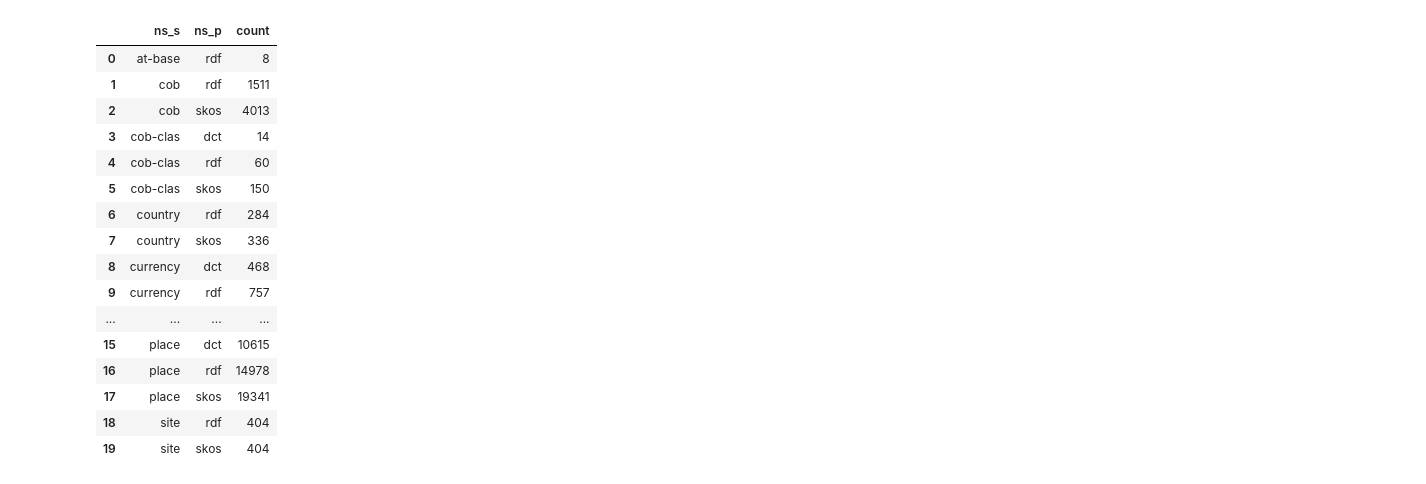
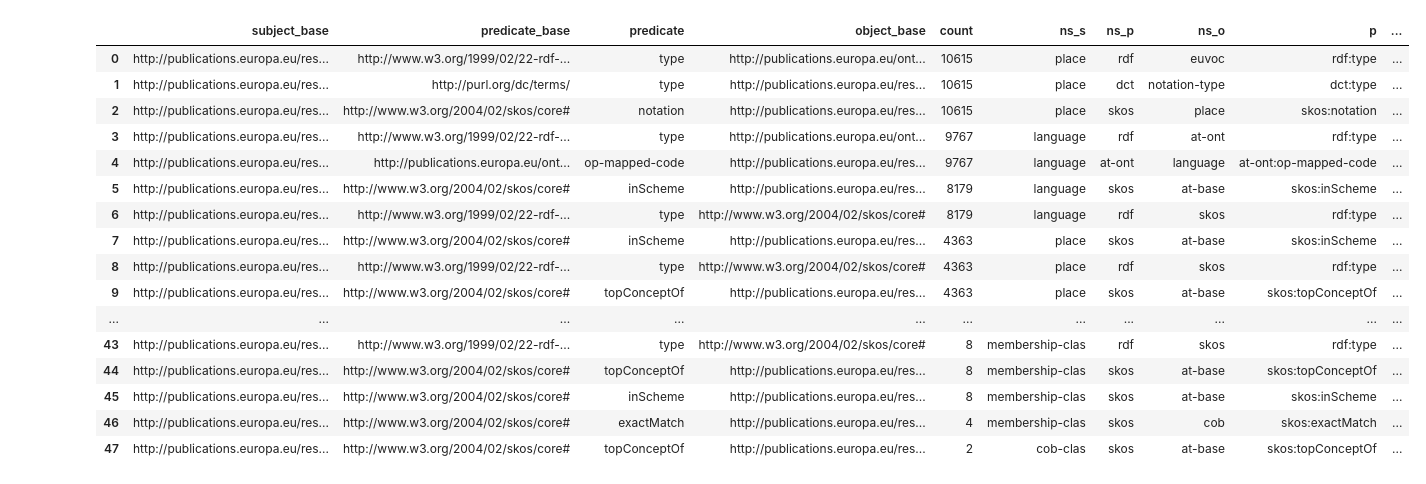
Before and after one commit to meaningfy-ws/taxonomy-metrics, a Jupyter notebook: notebooks/extract_unique_namespaces.ipynb, the cells around one changed output. Saved outputs shown, nothing was run; the diff lists cells and outputs as text; code cells hidden in the pictures.

```diff
--- a/notebooks/extract_unique_namespaces.ipynb
+++ b/notebooks/extract_unique_namespaces.ipynb
@@ -29,21 +50,21 @@ def filter_blank_nodes_and_literals(triples):
+# %%
+g = inject_namespace_to_blank_nodes(g)
 # %%
-unique_namespaces = set()
-triples = []
+results = []
 for s, p, o in filter_blank_nodes_and_literals(g):
     namespace_s = extract_namespace_from_uri(s)
     namespace_p = extract_namespace_from_uri(p)
     namespace_o = extract_namespace_from_uri(o)
-    triples.append((namespace_s, namespace_p, namespace_o))
-    unique_namespaces.add(extract_namespace_from_uri(s))
-    unique_namespaces.add(extract_namespace_from_uri(p))
-    unique_namespaces.add(extract_namespace_from_uri(o))
+    predicate = p.split("#")[-1] if "#" in p else p.split("/")[-1]
+    results.append((namespace_s, namespace_p, predicate, namespace_o))
 # %%
-tmp_df = pd.DataFrame(pd.Series(triples).value_counts().reset_index())
-tmp_df.columns = ["triple", "count"]
-tmp_df["subject_base"] = tmp_df["triple"].apply(lambda x: x[0])
-tmp_df["predicate_base"] = tmp_df["triple"].apply(lambda x: x[1])
-tmp_df["object_base"] = tmp_df["triple"].apply(lambda x: x[2])
-df = tmp_df[["subject_base", "predicate_base", "object_base", "count"]]
+tmp_df = pd.DataFrame(pd.Series(results).value_counts().reset_index())
+tmp_df.columns = ["results", "count"]
+tmp_df["subject_base"] = tmp_df["results"].apply(lambda x: x[0])
+tmp_df["predicate_base"] = tmp_df["results"].apply(lambda x: x[1])
+tmp_df["predicate"] = tmp_df["results"].apply(lambda x: x[2])
+tmp_df["object_base"] = tmp_df["results"].apply(lambda x: x[3])
+df = tmp_df[["subject_base", "predicate_base","predicate", "object_base", "count"]]
 # %%
 prefixes_df = pd.read_csv(PREFIX_DEFINITION_FILE_PATH)
 # %%
@@ -56,4 +77,34 @@ df["ns_p"] = df["predicate_base"].apply(
 df["ns_o"] = df["object_base"].apply(
     lambda x: prefixes_df[prefixes_df["base URI"] == x]["prefix"].values[0] if x in prefixes_df[
         "base URI"].values else "unknown")
+df["p"] = df["ns_p"]+":"+df["predicate"]
+df["asset_type_s"] = df["subject_base"].apply(
+    lambda x: prefixes_df[prefixes_df["base URI"] == x]["type"].values[0] if x in prefixes_df[
+        "base URI"].values else "unknown")
+df["asset_type_p"] = df["predicate_base"].apply(
+    lambda x: prefixes_df[prefixes_df["base URI"] == x]["type"].values[0] if x in prefixes_df[
+        "base URI"].values else "unknown")
+df["asset_type_o"] = df["object_base"].apply(
+    lambda x: prefixes_df[prefixes_df["base URI"] == x]["type"].values[0] if x in prefixes_df[
+        "base URI"].values else "unknown")
+# %%
+df
+# %% [output]
+|  | subject_base | predicate_base | predicate | object_base | count | ns_s | ns_p | ns_o | p | ... |
+| 0 | http://publications.europa.eu/res... | http://www.w3.org/1999/02/22-rdf-... | type | http://publications.europa.eu/ont... | 10615 | place | rdf | euvoc | rdf:type | ... |
+| 1 | http://publications.europa.eu/res... | http://purl.org/dc/terms/ | type | http://publications.europa.eu/res... | 10615 | place | dct | notation-type | dct:type | ... |
+| 2 | http://publications.europa.eu/res... | http://www.w3.org/2004/02/skos/core# | notation | http://publications.europa.eu/res... | 10615 | place | skos | place | skos:notation | ... |
+| 3 | http://publications.europa.eu/res... | http://www.w3.org/1999/02/22-rdf-... | type | http://publications.europa.eu/ont... | 9767 | language | rdf | at-ont | rdf:type | ... |
+| 4 | http://publications.europa.eu/res... | http://publications.europa.eu/ont... | op-mapped-code | http://publications.europa.eu/res... | 9767 | language | at-ont | language | at-ont:op-mapped-code | ... |
+| 5 | http://publications.europa.eu/res... | http://www.w3.org/2004/02/skos/core# | inScheme | http://publications.europa.eu/res... | 8179 | language | skos | at-base | skos:inScheme | ... |
+| 6 | http://publications.europa.eu/res... | http://www.w3.org/1999/02/22-rdf-... | type | http://www.w3.org/2004/02/skos/core# | 8179 | language | rdf | skos | rdf:type | ... |
+| 7 | http://publications.europa.eu/res... | http://www.w3.org/2004/02/skos/core# | inScheme | http://publications.europa.eu/res... | 4363 | place | skos | at-base | skos:inScheme | ... |
+| 8 | http://publications.europa.eu/res... | http://www.w3.org/1999/02/22-rdf-... | type | http://www.w3.org/2004/02/skos/core# | 4363 | place | rdf | skos | rdf:type | ... |
+| 9 | http://publications.europa.eu/res... | http://www.w3.org/2004/02/skos/core# | topConceptOf | http://publications.europa.eu/res... | 4363 | place | skos | at-base | skos:topConceptOf | ... |
+| ... | ... | ... | ... | ... | ... | ... | ... | ... | ... | ... |
+| 43 | http://publications.europa.eu/res... | http://www.w3.org/1999/02/22-rdf-... | type | http://www.w3.org/2004/02/skos/core# | 8 | membership-clas | rdf | skos | rdf:type | ... |
+| 44 | http://publications.europa.eu/res... | http://www.w3.org/2004/02/skos/core# | topConceptOf | http://publications.europa.eu/res... | 8 | membership-clas | skos | at-base | skos:topConceptOf | ... |
+| 45 | http://publications.europa.eu/res... | http://www.w3.org/2004/02/skos/core# | inScheme | http://publications.europa.eu/res... | 8 | membership-clas | skos | at-base | skos:inScheme | ... |
+| 46 | http://publications.europa.eu/res... | http://www.w3.org/2004/02/skos/core# | exactMatch | http://publications.europa.eu/res... | 4 | membership-clas | skos | cob | skos:exactMatch | ... |
+| 47 | http://publications.europa.eu/res... | http://www.w3.org/2004/02/skos/core# | topConceptOf | http://publications.europa.eu/res... | 2 | cob-clas | skos | at-base | skos:topConceptOf | ... |
 # %%
@@ -66,21 +119,3 @@ ns_s_o.to_csv("ns_s_o.csv", index=False)
 # %%
-ns_df = ns_df.groupby(by=["ns_s", "ns_p"]).sum(numeric_only=True).reset_index()
-ns_df
+ns_sp_so = pd.concat([ns_sp, ns_so])
+ns_sp_so = ns_sp_so.groupby(by=["source", "target"]).sum(numeric_only=True).reset_index()
-# %% [output]
-|  | ns_s | ns_p | count |
-| 0 | at-base | rdf | 8 |
-| 1 | cob | rdf | 1511 |
-| 2 | cob | skos | 4013 |
-| 3 | cob-clas | dct | 14 |
-| 4 | cob-clas | rdf | 60 |
-| 5 | cob-clas | skos | 150 |
-| 6 | country | rdf | 284 |
-| 7 | country | skos | 336 |
-| 8 | currency | dct | 468 |
-| 9 | currency | rdf | 757 |
-| ... | ... | ... | ... |
-| 15 | place | dct | 10615 |
-| 16 | place | rdf | 14978 |
-| 17 | place | skos | 19341 |
-| 18 | site | rdf | 404 |
-| 19 | site | skos | 404 |
```
Also changed, not shown: parts of 13 cells of this notebook, 4 other files.
